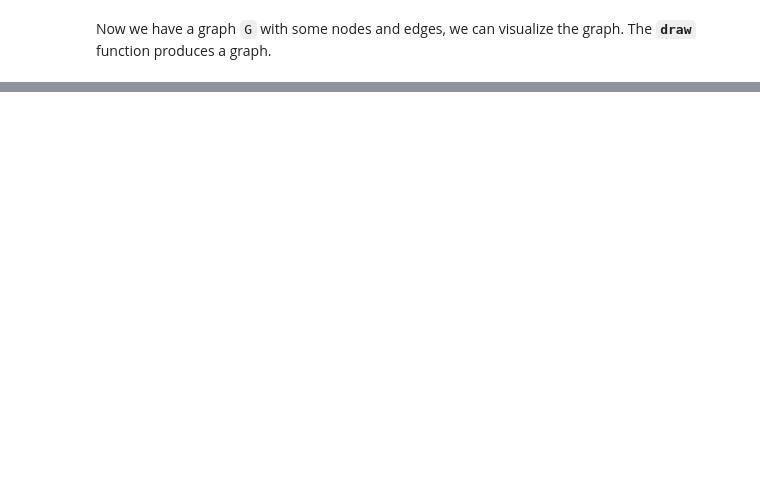
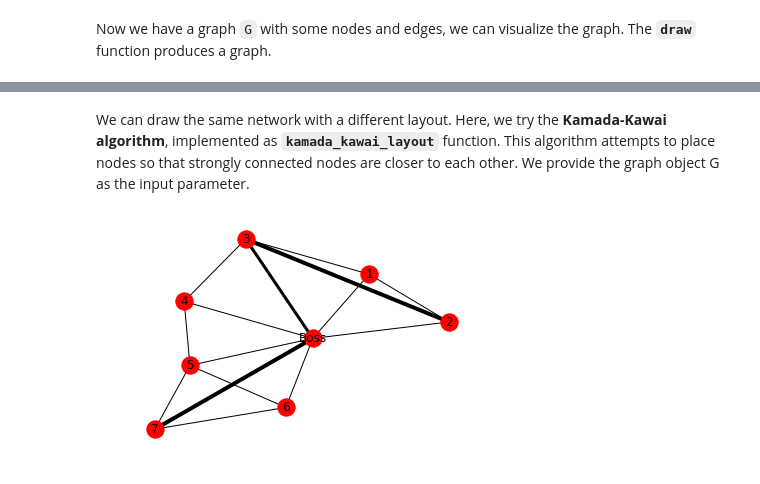
Before and after one commit to sathayas/JupyterAnalyticsSpring2018, a Jupyter notebook: NetworkBasics.ipynb, the cells around one changed output, grey strips where cells are left out. Drawn from its saved outputs; the diff is of its cells as text; code cells hidden in the pictures; blank space fills up the shorter version.

```diff
--- a/NetworkBasics.ipynb
+++ b/NetworkBasics.ipynb
@@ -120,0 +148,19 @@ In this network, say Boss have to communicate some of the employees more often.
+# %% [markdown]
+We can draw the same network with a different layout. Here, we try the **Kamada-Kawai algorithm**, implemented as **`kamada_kawai_layout`** function. This algorithm attempts to place nodes so that strongly connected nodes are closer to each other. We provide the graph object G as the input parameter.
+# %%
+# drawing the graph  --- Kamada-Kawai layout
+pos = nx.kamada_kawai_layout(G) # positions for all nodes
+
+# nodes
+nx.draw_networkx_nodes(G, pos)
+
+# edges
+nx.draw_networkx_edges(G, pos, width=edgeweight)
+
+# labels
+nx.draw_networkx_labels(G, pos)
+
+plt.axis('off')
+plt.show()
+# %% [output]
+[figure, added]
```
Also changed, not shown: parts of 30 cells of this notebook.
